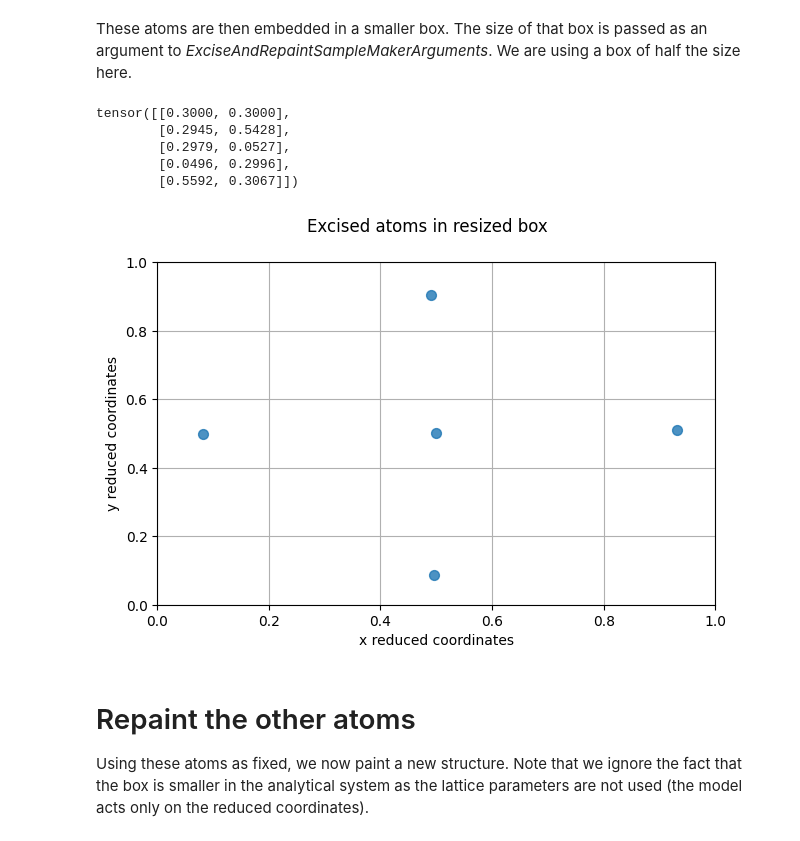
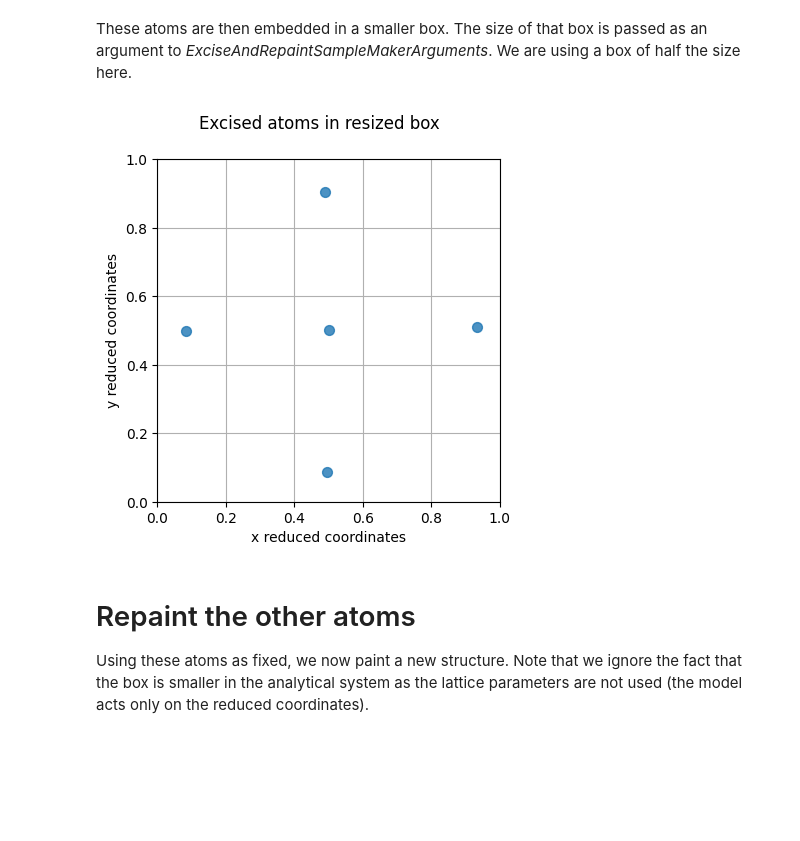
Before and after one commit to mila-iqia/diffusion_for_multi_scale_molecular_dynamics, a Jupyter notebook: tutorials/excise_and_repaint_03.ipynb, the cells around one changed output. Drawn from its saved outputs; the diff is of its cells as text; code cells hidden in the pictures; blank space fills up the shorter version.

```diff
--- a/tutorials/excise_and_repaint_03.ipynb
+++ b/tutorials/excise_and_repaint_03.ipynb
@@ -190,28 +193,24 @@ These atoms are then embedded in a smaller box. The size of that box is passed a
 # %%
 constrained_environment_in_new_box = sample_maker.embed_structure_in_new_box(
     constrained_environments_after_excision[0],
     sample_maker.arguments.new_box_lattice_parameters
 )
 
 fig = plt.figure(figsize=PLEASANT_FIG_SIZE)
 fig.suptitle(f"Excised atoms in resized box")
 
 excised_coordinates = constrained_environment_in_new_box.X
 scatter = plt.scatter(excised_coordinates[:, 0], excised_coordinates[:, 1], s=50, alpha=0.8)
 plt.xlim(0, 1)
 plt.ylim(0, 1)
 plt.xlabel("x reduced coordinates")
 plt.ylabel("y reduced coordinates")
 # we show the grid to see the "noise" on the atoms coordinates
 plt.grid(True)
+fig.gca().set_aspect('equal')
 plt.show()
 # %% [output]
-tensor([[0.3000, 0.3000],
-        [0.2945, 0.5428],
-        [0.2979, 0.0527],
-        [0.0496, 0.2996],
-        [0.5592, 0.3067]])
-[figure, old version]
+[figure, new version]
 # %% [markdown]
 # Repaint the other atoms
 
```
Also changed, not shown: parts of 7 cells of this notebook, 3 other files.
